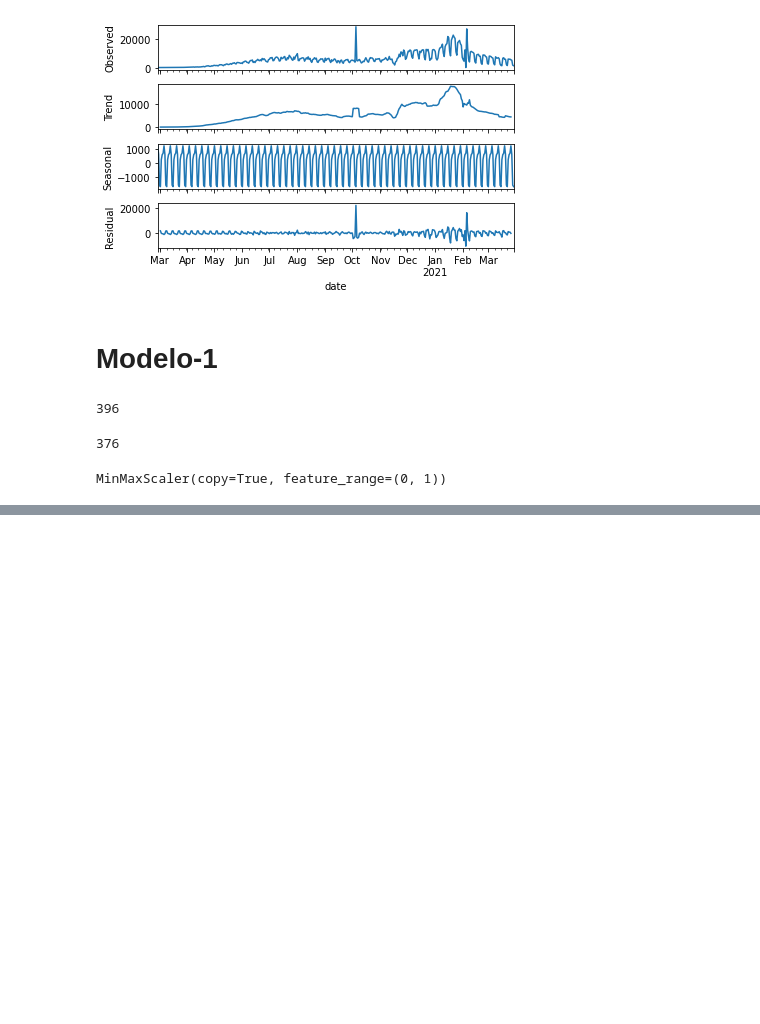
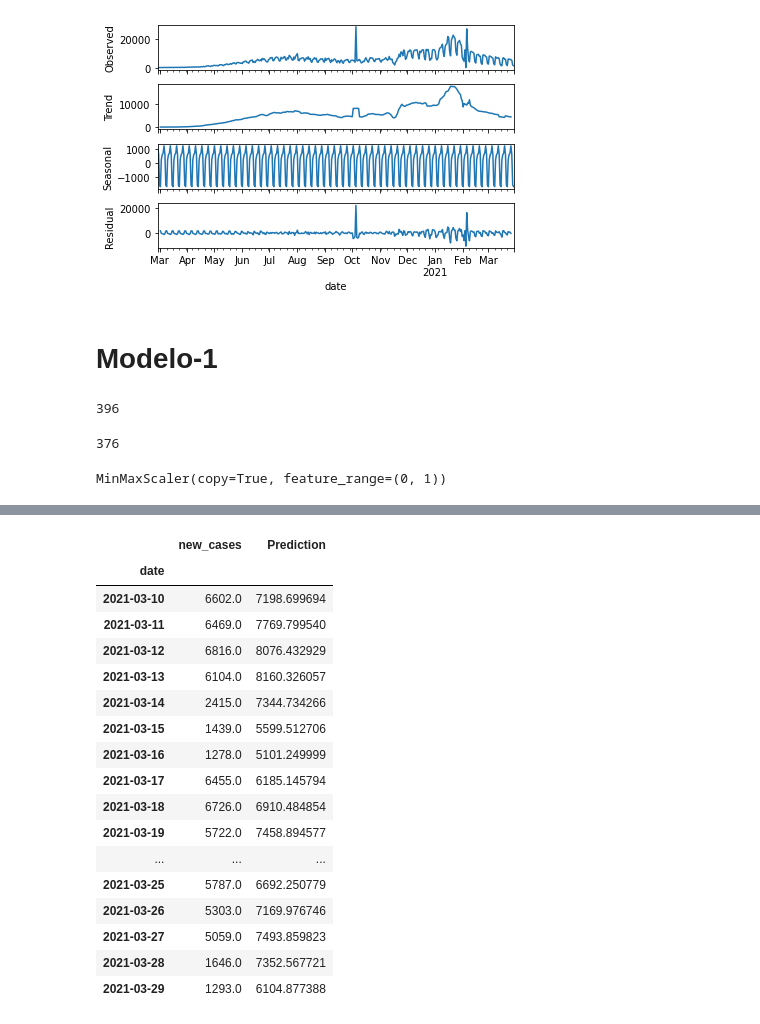
Before and after one commit to artthuro6/Deep_Learning-Covid19, a Jupyter notebook: LSTM_COVID_19.ipynb, the cells around one changed output, grey strips where cells are left out. Cells and saved outputs as stored; diff of their text form; code cells hidden in the pictures; blank space fills up the shorter version.

```diff
--- a/LSTM_COVID_19.ipynb
+++ b/LSTM_COVID_19.ipynb
@@ -209,0 +315,21 @@ x, y = generator[0]
+# %%
+test
+# %% [output]
+|  | new_cases | Prediction |
+| date |  |  |
+| 2021-03-10 | 6602.0 | 7198.699694 |
+| 2021-03-11 | 6469.0 | 7769.799540 |
+| 2021-03-12 | 6816.0 | 8076.432929 |
+| 2021-03-13 | 6104.0 | 8160.326057 |
+| 2021-03-14 | 2415.0 | 7344.734266 |
+| 2021-03-15 | 1439.0 | 5599.512706 |
+| 2021-03-16 | 1278.0 | 5101.249999 |
+| 2021-03-17 | 6455.0 | 6185.145794 |
+| 2021-03-18 | 6726.0 | 6910.484854 |
+| 2021-03-19 | 5722.0 | 7458.894577 |
+| ... | ... | ... |
+| 2021-03-25 | 5787.0 | 6692.250779 |
+| 2021-03-26 | 5303.0 | 7169.976746 |
+| 2021-03-27 | 5059.0 | 7493.859823 |
+| 2021-03-28 | 1646.0 | 7352.567721 |
+| 2021-03-29 | 1293.0 | 6104.877388 |
```
Also changed, not shown: parts of 8 cells of this notebook.
